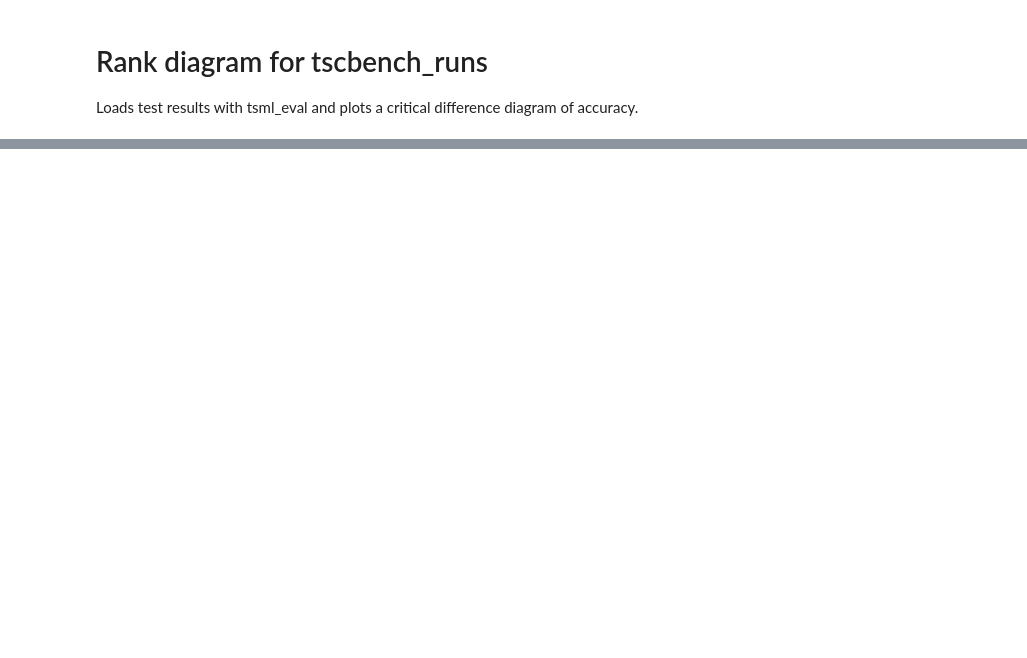
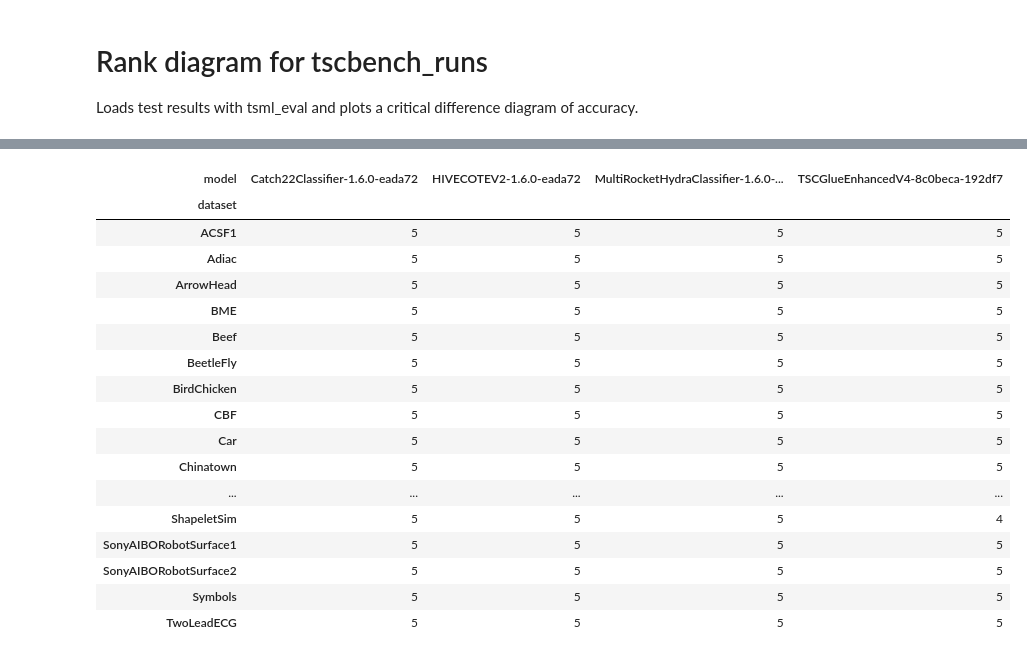
Before and after one commit to gasperpetelin/TSCbench, a Jupyter notebook: notebooks/091-rank-diagram.ipynb, the cells around one changed output, grey strips where cells are left out. Drawn from its saved outputs; the diff is of its cells as text; code cells hidden in the pictures; blank space fills up the shorter version.

```diff
--- a/notebooks/091-rank-diagram.ipynb
+++ b/notebooks/091-rank-diagram.ipynb
@@ -23,3 +42,25 @@ acc
+# %%
+n_runs = df.groupby(["dataset", "model"])["resample"].count().unstack().fillna(0).astype(int)
+n_runs
+# %% [output]
+| model | Catch22Classifier-1.6.0-eada72 | HIVECOTEV2-1.6.0-eada72 | MultiRocketHydraClassifier-1.6.0-... | TSCGlueEnhancedV4-8c0beca-192df7 |
+| dataset |  |  |  |  |
+| ACSF1 | 5 | 5 | 5 | 5 |
+| Adiac | 5 | 5 | 5 | 5 |
+| ArrowHead | 5 | 5 | 5 | 5 |
+| BME | 5 | 5 | 5 | 5 |
+| Beef | 5 | 5 | 5 | 5 |
+| BeetleFly | 5 | 5 | 5 | 5 |
+| BirdChicken | 5 | 5 | 5 | 5 |
+| CBF | 5 | 5 | 5 | 5 |
+| Car | 5 | 5 | 5 | 5 |
+| Chinatown | 5 | 5 | 5 | 5 |
+| ... | ... | ... | ... | ... |
+| ShapeletSim | 5 | 5 | 5 | 4 |
+| SonyAIBORobotSurface1 | 5 | 5 | 5 | 5 |
+| SonyAIBORobotSurface2 | 5 | 5 | 5 | 5 |
+| Symbols | 5 | 5 | 5 | 5 |
+| TwoLeadECG | 5 | 5 | 5 | 5 |
 # %%
 complete = acc.dropna()  # datasets every model has finished
 print("dropped datasets:", sorted(set(acc.index) - set(complete.index)))
```
Also changed, not shown: parts of 3 cells of this notebook, 1 other file.
